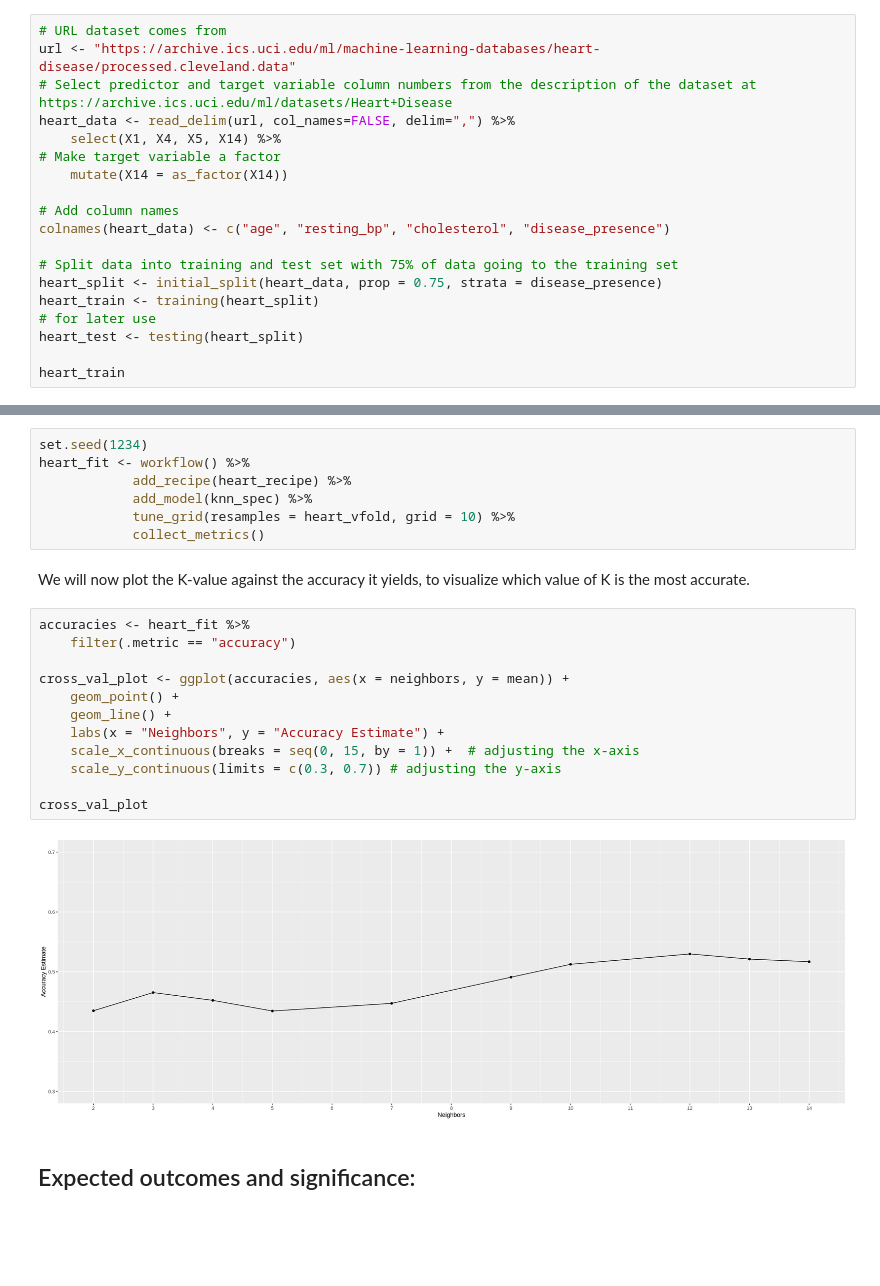
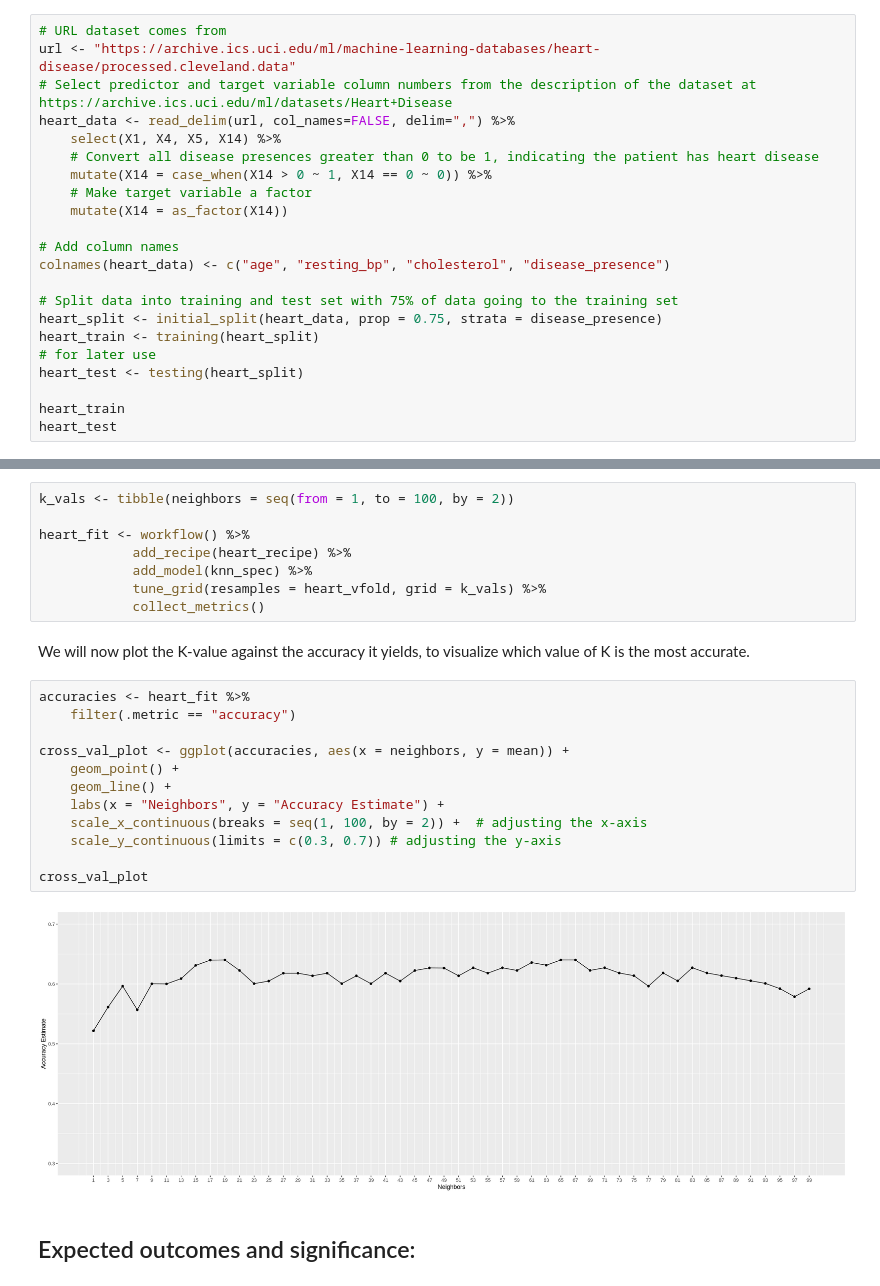
Before and after one commit to danielkaichis/dsci100_project, a Jupyter notebook: report.ipynb, the cells around one changed output, grey strips where cells are left out. Drawn from its saved outputs; the diff is of its cells as text; blank space fills up the shorter version.

```diff
--- a/report.ipynb
+++ b/report.ipynb
@@ -21,7 +24,9 @@ url <- "https://archive.ics.uci.edu/ml/machine-learning-databases/heart-disease/
 # Select predictor and target variable column numbers from the description of the dataset at https://archive.ics.uci.edu/ml/datasets/Heart+Disease
 heart_data <- read_delim(url, col_names=FALSE, delim=",") %>%
     select(X1, X4, X5, X14) %>%
-# Make target variable a factor
+    # Convert all disease presences greater than 0 to be 1, indicating the patient has heart disease
+    mutate(X14 = case_when(X14 > 0 ~ 1, X14 == 0 ~ 0)) %>%
+    # Make target variable a factor
     mutate(X14 = as_factor(X14))
 
 # Add column names
@@ -34,6 +39,7 @@ heart_train <- training(heart_split)
 heart_test <- testing(heart_split)
 
 heart_train
+heart_test
 # %% [output]
 Parsed with column specification:
 cols(
@@ -156,28 +168,29 @@ heart_vfold <- vfold_cv(heart_train, v = 5, strata = disease_presence)
 # %% [markdown]
 We will then create a workflow analysis with our recipe and model specification and in order to have a comprehensive analysis of the best K-value, we will have it try 10 values of K. We will then collect the metrics from this workflow analysis.
 # %%
-set.seed(1234)
+k_vals <- tibble(neighbors = seq(from = 1, to = 100, by = 2))
+
 heart_fit <- workflow() %>%
             add_recipe(heart_recipe) %>%
             add_model(knn_spec) %>%
-            tune_grid(resamples = heart_vfold, grid = 10) %>%
+            tune_grid(resamples = heart_vfold, grid = k_vals) %>%
             collect_metrics()
 # %% [markdown]
 We will now plot the K-value against the accuracy it yields, to visualize which value of K is the most accurate.
 # %%
 accuracies <- heart_fit %>%
     filter(.metric == "accuracy")
 
 cross_val_plot <- ggplot(accuracies, aes(x = neighbors, y = mean)) +
     geom_point() +
     geom_line() +
     labs(x = "Neighbors", y = "Accuracy Estimate") +
-    scale_x_continuous(breaks = seq(0, 15, by = 1)) +  # adjusting the x-axis
+    scale_x_continuous(breaks = seq(1, 100, by = 2)) +  # adjusting the x-axis
     scale_y_continuous(limits = c(0.3, 0.7)) # adjusting the y-axis
 
 cross_val_plot
 # %% [output]
-[figure, old version]
+[figure, new version]
 # %% [markdown]
 ## Expected outcomes and significance:
 # %% [markdown]
```
Also changed, not shown: parts of 6 cells of this notebook.
